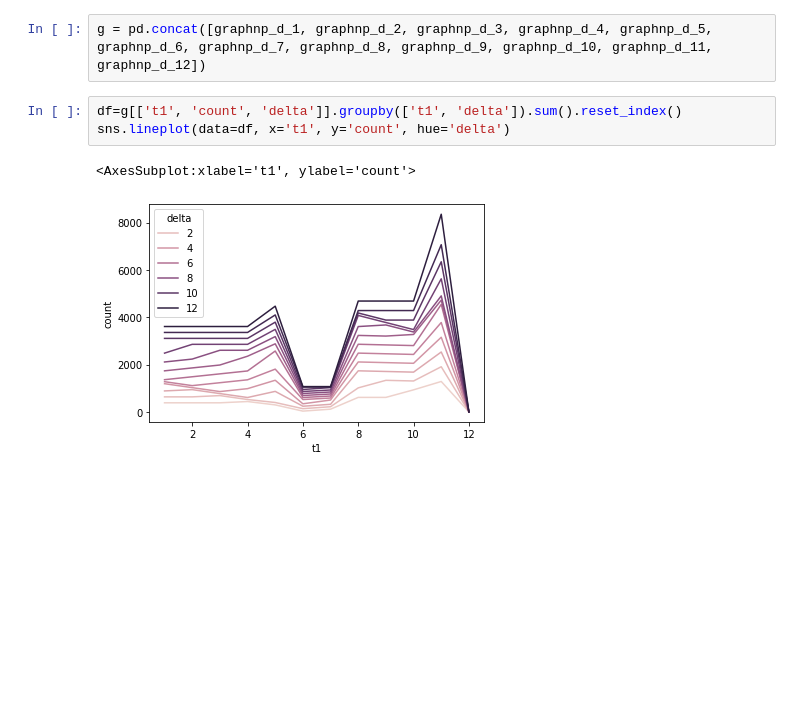
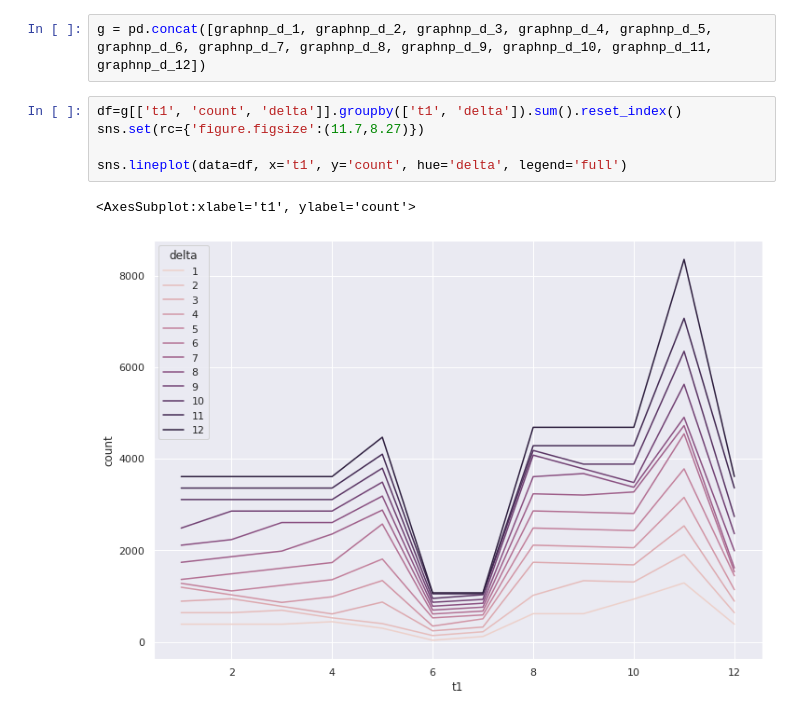
Before and after one commit to ritwix/bidirec-edge-counting, a Jupyter notebook: bidirec_nepal.ipynb, the cells around one changed output. Cells and saved outputs as stored; diff of their text form; blank space fills up the shorter version.

```diff
--- a/bidirec_nepal.ipynb
+++ b/bidirec_nepal.ipynb
@@ -34,7 +34,9 @@ graphnp_d_12 = pd.read_csv('out_np_delta_12.csv')
 g = pd.concat([graphnp_d_1, graphnp_d_2, graphnp_d_3, graphnp_d_4, graphnp_d_5, graphnp_d_6, graphnp_d_7, graphnp_d_8, graphnp_d_9, graphnp_d_10, graphnp_d_11, graphnp_d_12])
 # %%
 df=g[['t1', 'count', 'delta']].groupby(['t1', 'delta']).sum().reset_index()
-sns.lineplot(data=df, x='t1', y='count', hue='delta')
+sns.set(rc={'figure.figsize':(11.7,8.27)})
+
+sns.lineplot(data=df, x='t1', y='count', hue='delta', legend='full')
 # %% [output]
 <AxesSubplot:xlabel='t1', ylabel='count'>
-[figure, old version]
+[figure, new version]
```
Also changed, not shown: 2 other files.
